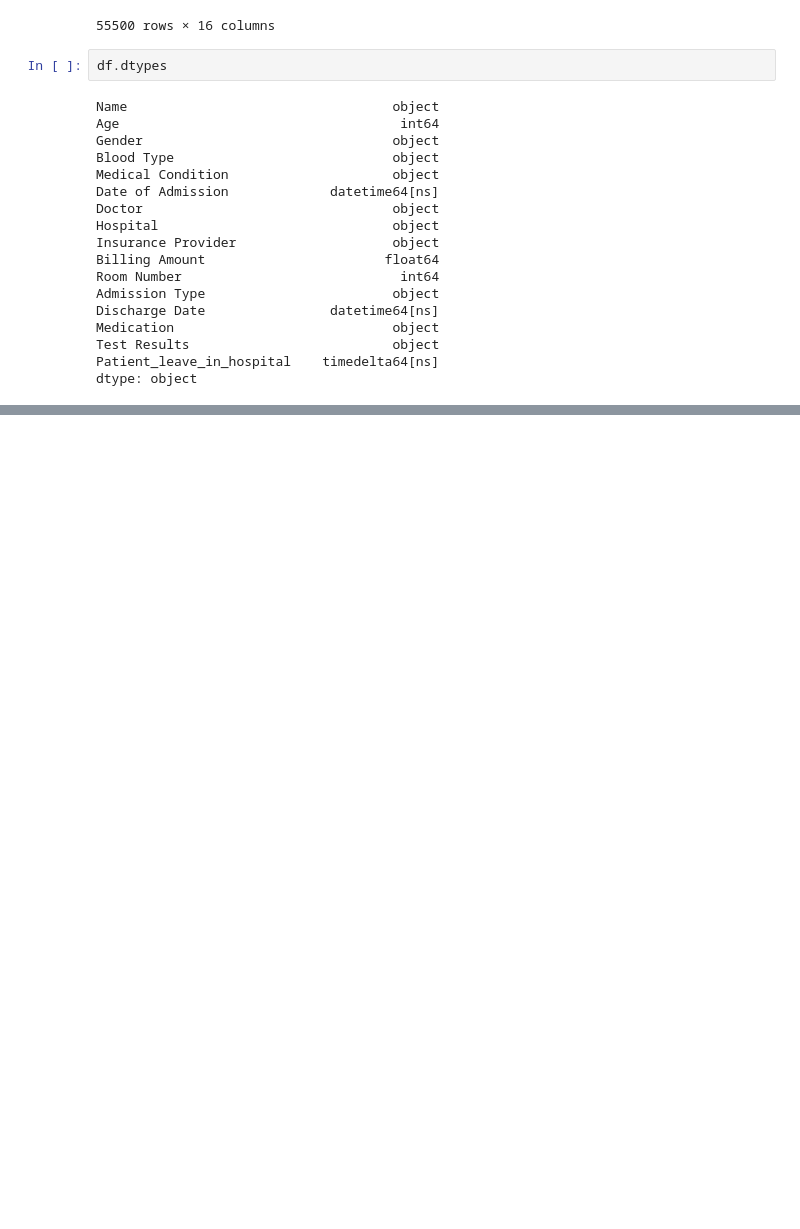
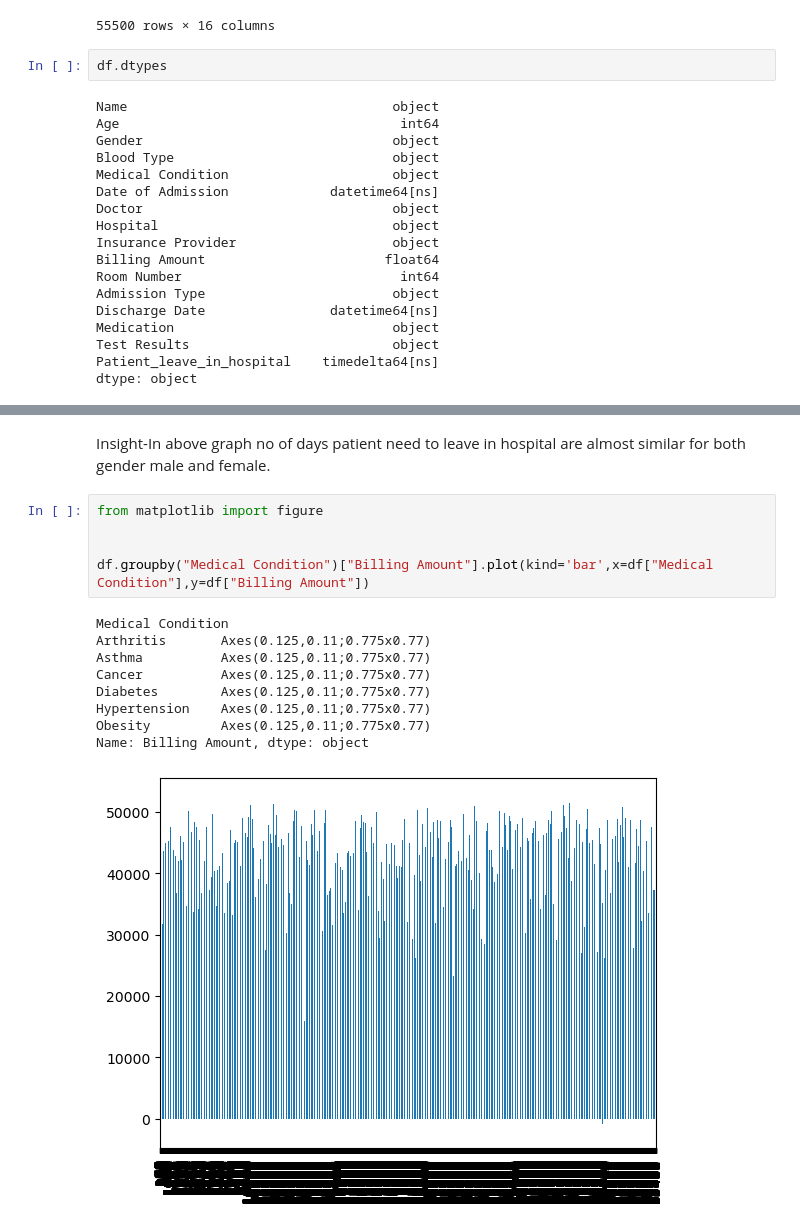
Before and after one commit to ThonteShila/DA-Project-Health_Care-Real-World-Data-, a Jupyter notebook: healtcare.ipynb, the cells around one changed output, grey strips where cells are left out. Saved outputs shown, nothing was run; the diff lists cells and outputs as text; blank space fills up the shorter version.

```diff
--- a/healtcare.ipynb
+++ b/healtcare.ipynb
@@ -312,0 +366,17 @@ dtype: object
+# %% [markdown]
+Insight-In above graph no of days patient need to leave in hospital are almost similar for both gender male and female.
+# %%
+from matplotlib import figure
+
+
+df.groupby("Medical Condition")["Billing Amount"].plot(kind='bar',x=df["Medical Condition"],y=df["Billing Amount"])
+# %% [output]
+Medical Condition
+Arthritis       Axes(0.125,0.11;0.775x0.77)
+Asthma          Axes(0.125,0.11;0.775x0.77)
+Cancer          Axes(0.125,0.11;0.775x0.77)
+Diabetes        Axes(0.125,0.11;0.775x0.77)
+Hypertension    Axes(0.125,0.11;0.775x0.77)
+Obesity         Axes(0.125,0.11;0.775x0.77)
+Name: Billing Amount, dtype: object
+[figure, added]
```
Also changed, not shown: parts of 18 cells of this notebook.
